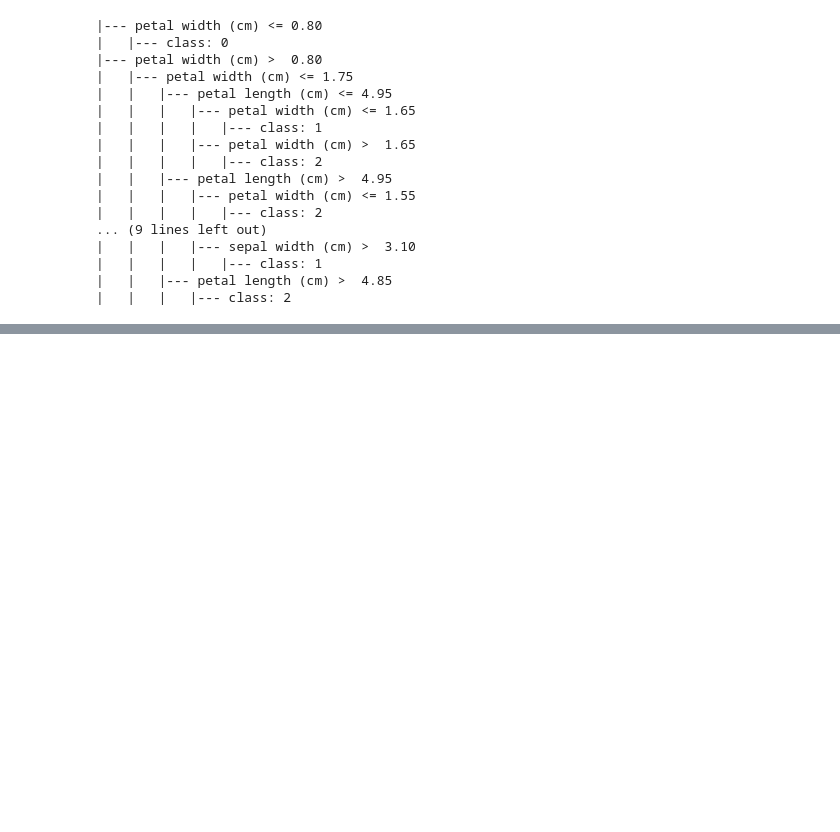
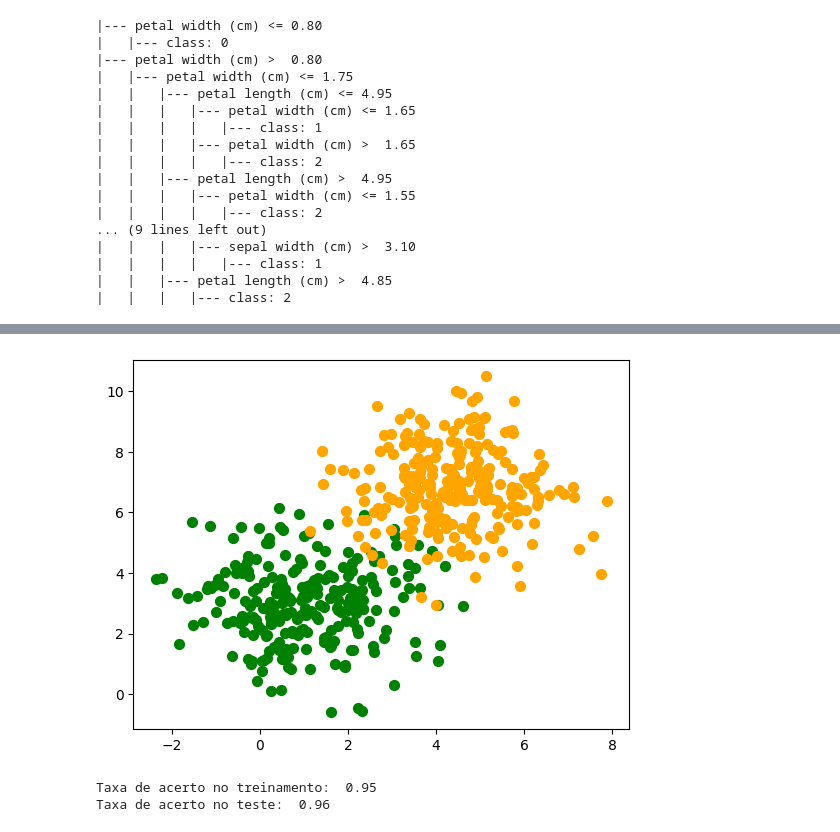
Before and after one commit to EvandroJRSilva/ARA0168, a Jupyter notebook: ml/08/08.ipynb, the cells around one changed output, grey strips where cells are left out. Cells and saved outputs as stored; diff of their text form; code cells hidden in the pictures; blank space fills up the shorter version.

```diff
--- a/ml/08/08.ipynb
+++ b/ml/08/08.ipynb
@@ -371,0 +454,41 @@ print(texto)
+# %%
+import matplotlib.pyplot as plt
+from sklearn.datasets import make_blobs
+
+n_samples = 500
+data, labels = make_blobs(n_samples=n_samples,
+                          centers=([1.1, 3], [4.5, 6.9]),
+                          cluster_std=1.3,
+                          random_state=0)
+colors = ('green', 'orange')
+fig, ax = plt.subplots()
+
+for n_class in range(2):
+    ax.scatter(data[labels==n_class][:, 0],
+               data[labels==n_class][:, 1],
+               c=colors[n_class],
+               s=50,
+               label=str(n_class))
+# %% [output]
+[figure, added]
+# %%
+from sklearn.model_selection import train_test_split
+from sklearn.linear_model import Perceptron
+from sklearn.metrics import accuracy_score
+
+datasets = train_test_split(data, labels, test_size=0.2)
+
+train_data, test_data, train_labels, test_labels = datasets
+
+p = Perceptron(random_state=42)
+p.fit(train_data, train_labels)
+
+predictions_train = p.predict(train_data)
+predictions_test = p.predict(test_data)
+train_score = accuracy_score(predictions_train, train_labels)
+print("Taxa de acerto no treinamento: ", train_score)
+test_score = accuracy_score(predictions_test, test_labels)
+print("Taxa de acerto no teste: ", test_score)
+# %% [output]
+Taxa de acerto no treinamento:  0.95
+Taxa de acerto no teste:  0.96
```
Also changed, not shown: parts of 6 cells of this notebook, 13 other files.
